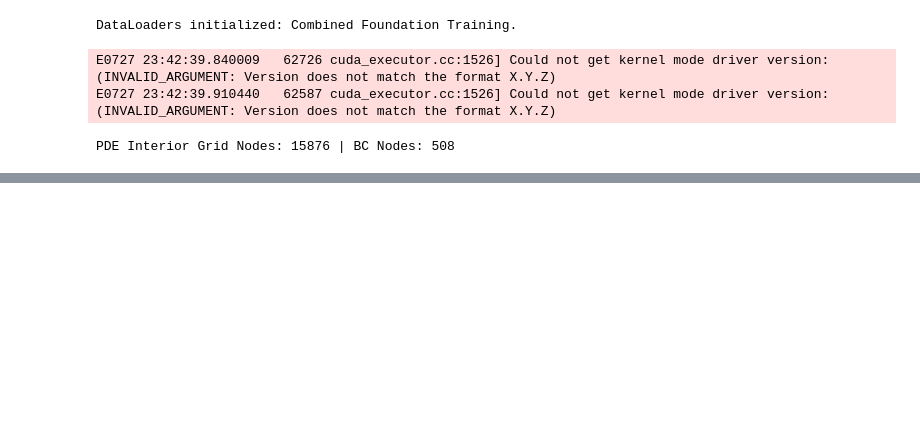
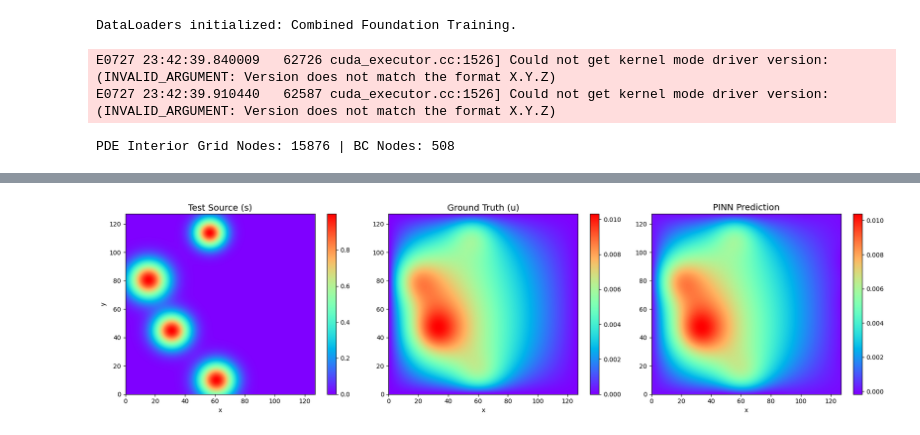
Before and after one commit to wang-yuancheng/piml, a Jupyter notebook: notebooks/poisson-gauss-helmholtz.ipynb, the cells around one changed output, grey strips where cells are left out. Cells and saved outputs as stored; diff of their text form; code cells hidden in the pictures; blank space fills up the shorter version.

```diff
--- a/notebooks/poisson-gauss-helmholtz.ipynb
+++ b/notebooks/poisson-gauss-helmholtz.ipynb
@@ -110,7 +110,7 @@ total_features = sum(hidden_layers)
 
 # Immutable Base Hyperparameters
 sigma = 1.0
-tik_reg_fixed = 1e-5
+tik_reg_fixed = 1e-6
 matrix_bc_weight = 1e4
 pde_loss_weight = 1.0
 bc_loss_weight = 1e4
@@ -364,5 +372,5 @@ plt.show()
 # %%
-s_sample, u_sim_sample = test_ds_p[12]
+s_sample, u_sim_sample = test_ds_p[0]
 
 # Formulate Full Dense Evaluation (No chunking needed for inference map)
 s_batch = s_sample[None, ...]
@@ -373,6 +381,29 @@ w_plot = jax.scipy.linalg.solve(AtA, A_p.T @ b_p, assume_a='pos')
 f_features = f_spatial_vmap(params, x, y)
 u_pred = f_features @ w_plot
 
+# Relative L2 Error
+rel_l2 = jnp.linalg.norm(u_pred - u_sim_sample) / jnp.linalg.norm(u_sim_sample)
+
+# Data MSE Loss
+mse_loss = jnp.mean((u_pred - u_sim_sample) ** 2)
+
+# PDE Loss
+# The A_h matrix contains BOTH the PDE and BC matrices vertically stacked.
+# The first x.shape[0] rows correspond exactly to the PDE interior points.
+num_pde_pts = x.shape[0]
+pde_residual = A_p[:num_pde_pts] @ w_plot - b_p[:num_pde_pts]
+pde_loss = jnp.mean(pde_residual ** 2)
+
+# Boundary Condition Loss
+f_bc_vals = f_spatial_vmap(params, x_bc, y_bc)
+u_bc_pred = f_bc_vals @ w_plot
+bc_loss = jnp.mean(u_bc_pred ** 2) # Target is 0.0 for homogeneous Dirichlet
+
+print(f"--- Sample Metrics ---")
+print(f"Relative L2 Error : {rel_l2.item():.4e}")
+print(f"Data MSE Loss     : {mse_loss.item():.4e}")
+print(f"PDE Loss          : {pde_loss.item():.4e}")
+print(f"BC Loss           : {bc_loss.item():.4e}\n")
 s_plot = s_sample.reshape(nx, ny).T
 u_sim_plot = u_sim_sample.reshape(nx, ny).T
 u_pred_plot = u_pred.reshape(nx, ny).T
@@ -392,3 +423,4 @@ for i, (m, t) in enumerate(zip(maps, titles)):
 
 plt.tight_layout()
 plt.show()
+# %% [output]
@@ -395 +432,2 @@ plt.show()
+[figure, added]
 # %%
```
Also changed, not shown: parts of 4 cells of this notebook, 4 other files.
